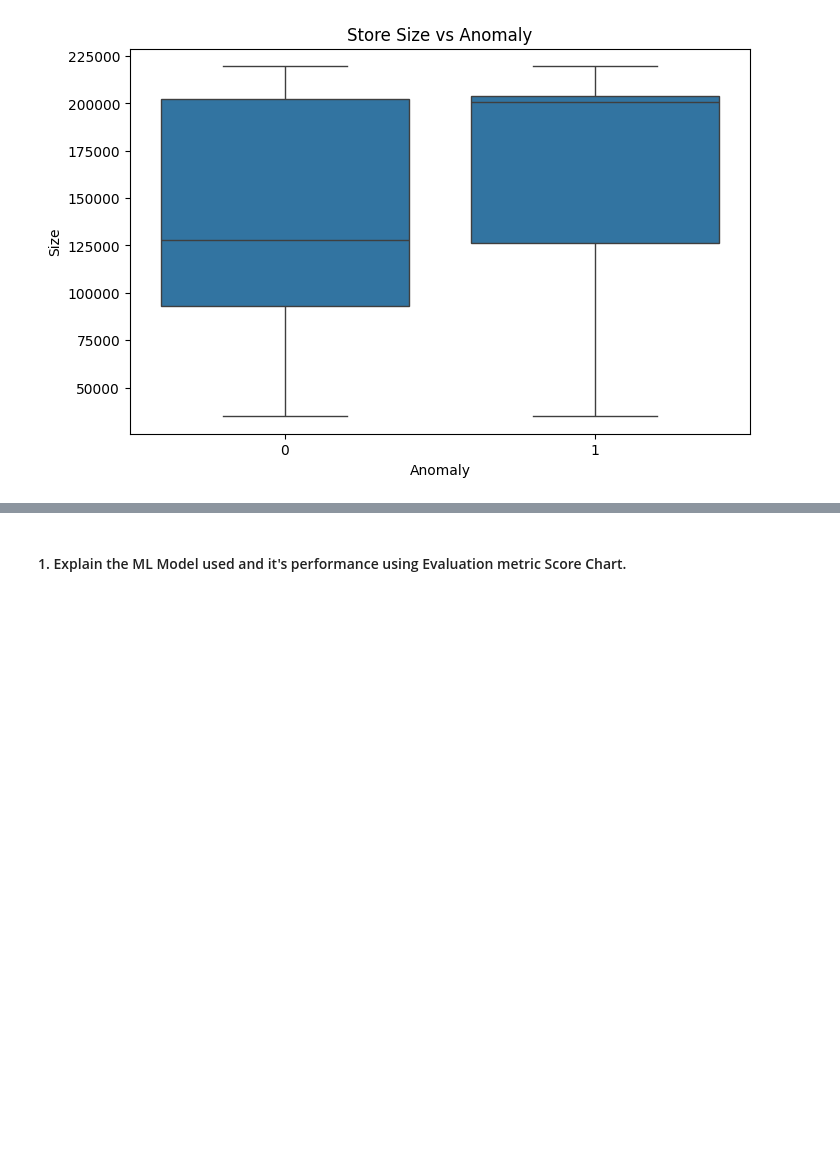
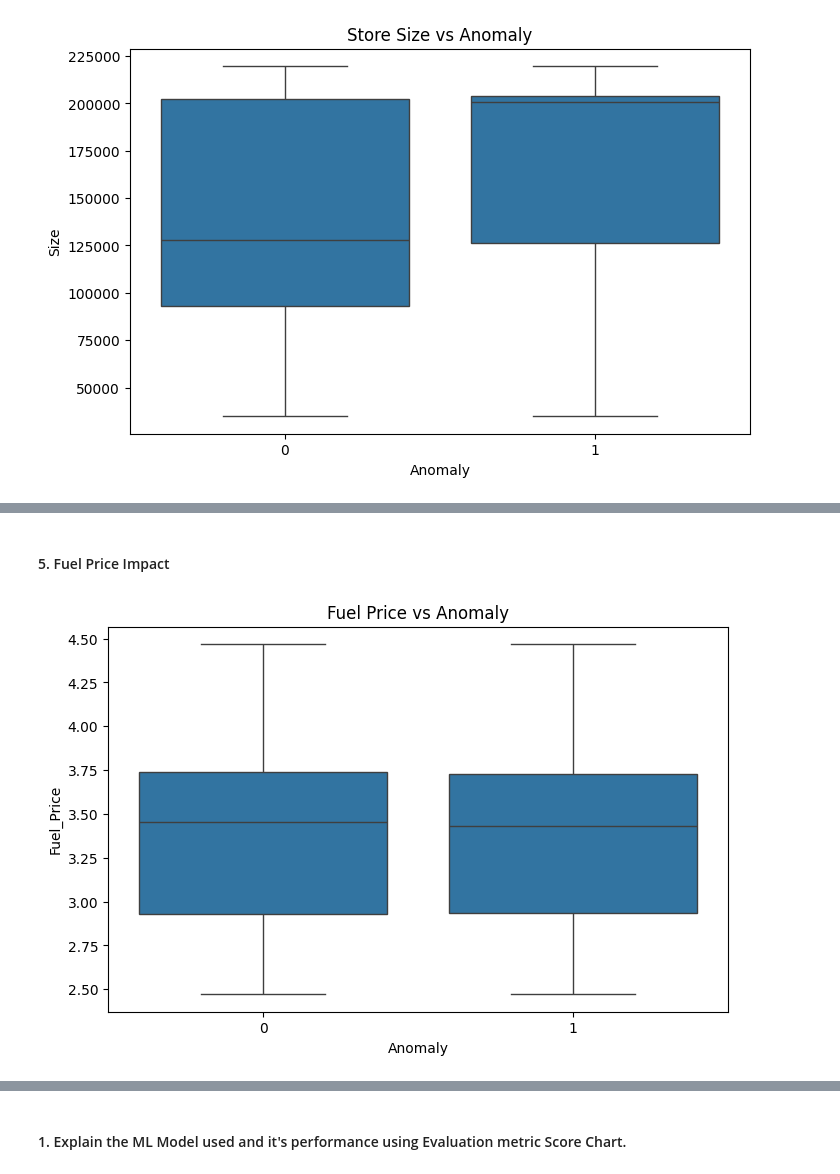
Before and after one commit to akshat-mishra-ds/Integrated-Retail-Analytics-for-Store-Optimization, a Jupyter notebook: Retail_Analytics_for_Store_Optimization.ipynb, the cells around one changed output, grey strips where cells are left out. Saved outputs shown, nothing was run; the diff lists cells and outputs as text; code cells hidden in the pictures; blank space fills up the shorter version.

```diff
--- a/Retail_Analytics_for_Store_Optimization.ipynb
+++ b/Retail_Analytics_for_Store_Optimization.ipynb
@@ -957,0 +1008,18 @@ plt.show()
+# %% [markdown]
+#### 5. Fuel Price Impact
+# %%
+# Fuel price impact
+
+plt.figure(figsize=(8,5))
+
+sns.boxplot(
+    x='Anomaly',
+    y='Fuel_Price',
+    data=df
+)
+
+plt.title("Fuel Price vs Anomaly")
+
+plt.show()
+# %% [output]
+[figure, added]
```
Also changed, not shown: parts of 119 cells of this notebook.
